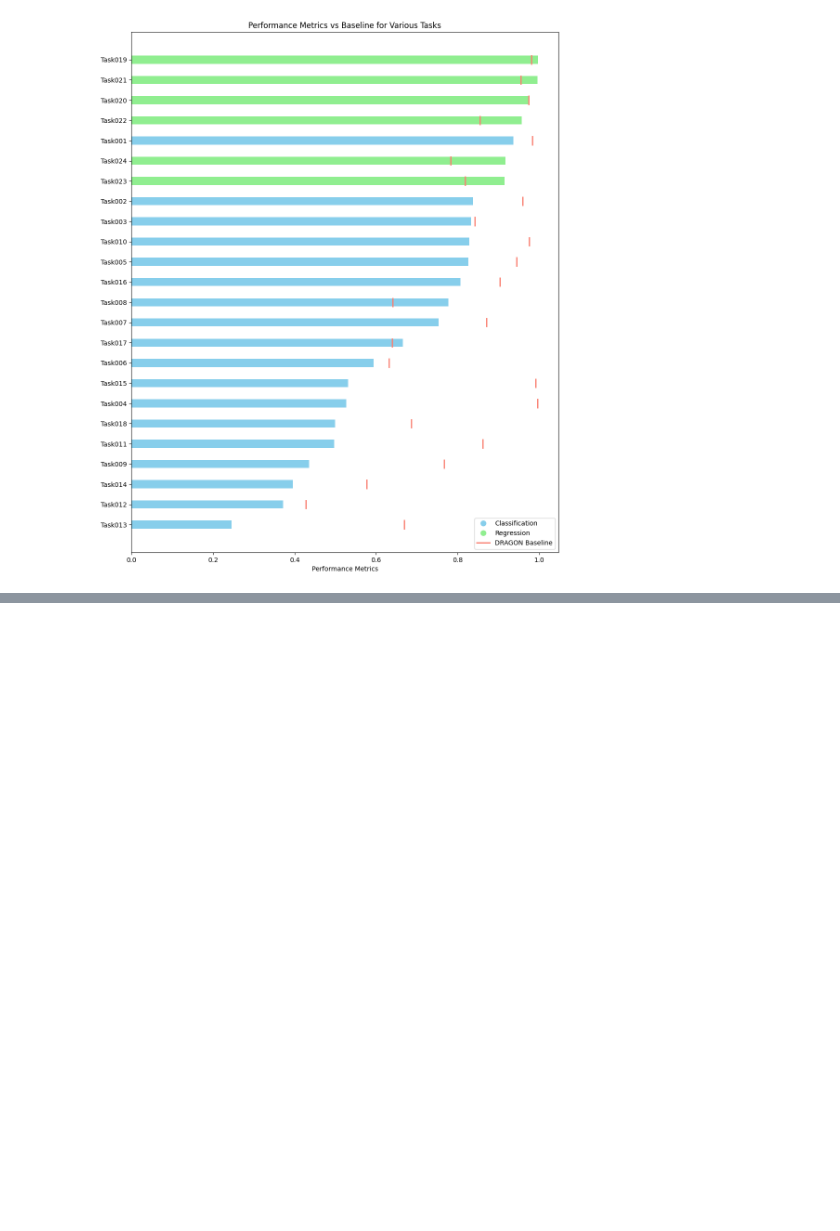
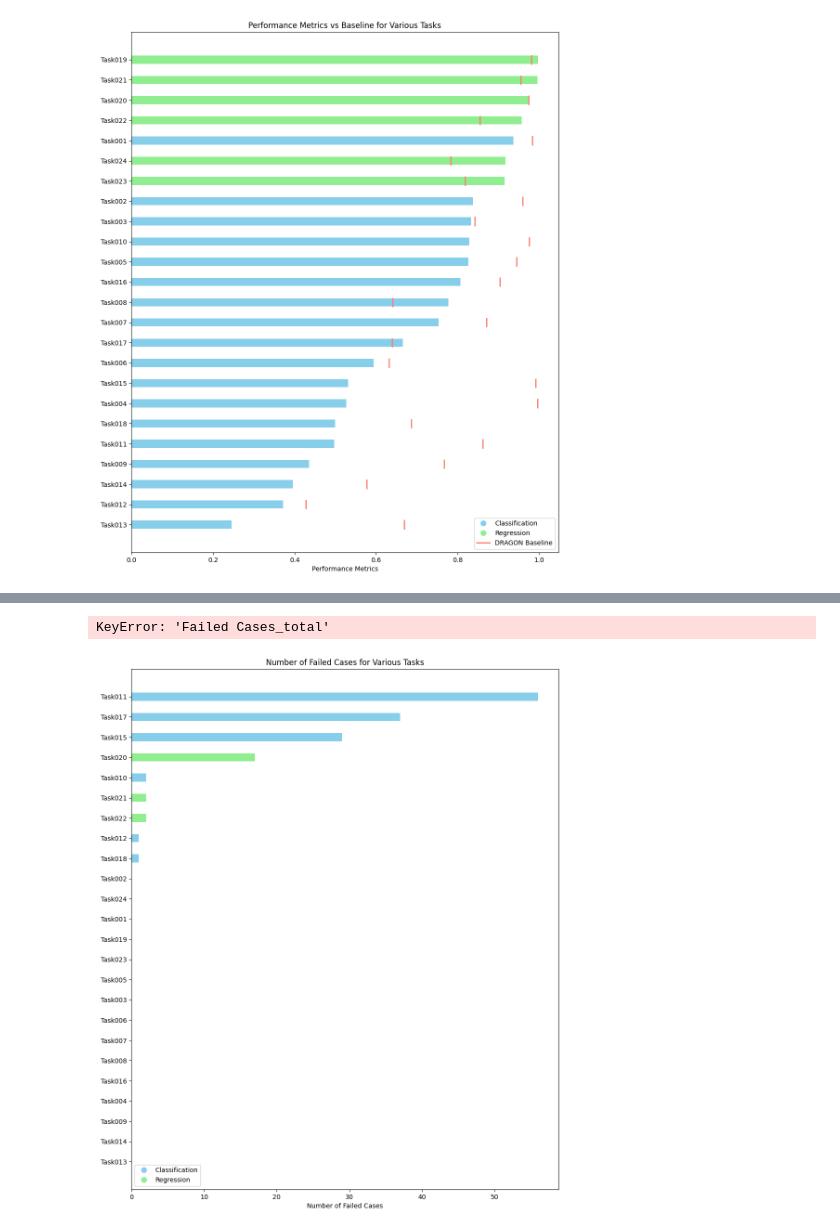
Before and after one commit to DIAGNijmegen/llm_extractinator, a Jupyter notebook: data_extractor/post_processing/plot_results.ipynb, the cells around one changed output, grey strips where cells are left out. Saved outputs shown, nothing was run; the diff lists cells and outputs as text; code cells hidden in the pictures; blank space fills up the shorter version.

Commit message:
fixed tasks

```diff
--- a/data_extractor/post_processing/plot_results.ipynb
+++ b/data_extractor/post_processing/plot_results.ipynb
@@ -67,0 +128,42 @@ plt.show()
+# %%
+# Sort each task based on the number of failed cases percentage of all cases and print
+failed_cases_df = pd.DataFrame(list(failed_cases_dict.items()), columns=['Task', 'Failed Cases'])
+failed_cases_df['TaskID'] = failed_cases_df['Task'].apply(lambda x: x.split('_')[0])  # Extracts 'TaskXXX'
+failed_cases_df = failed_cases_df.sort_values(by='Failed Cases', ascending=False).reset_index(drop=True)
+failed_cases_df['Failed Cases Percentage'] = failed_cases_df['Failed Cases'] / failed_cases_df['Failed Cases_total'] * 100
+print(failed_cases_df)
+# %% [output]
+KeyError: 'Failed Cases_total'
+# %%
+# Sort the DataFrame by the number of failed cases in descending order
+df_sorted = df.copy()  # Make a copy to avoid changing the original DataFrame
+df_sorted['FailedCases'] = df_sorted['TaskID'].map(failed_cases_dict)  # Map failed cases to a new column
+df_sorted = df_sorted.sort_values(by='FailedCases', ascending=False).reset_index(drop=True)
+
+# Update the plotting code to use the sorted DataFrame
+plt.figure(figsize=(10, 0.5 * len(df_sorted)))  # Adjust height based on the sorted DataFrame
+
+y = range(len(df_sorted))
+
+# Horizontal bars for actual performance
+for idx, row in df_sorted.iterrows():
+    plt.barh(y=idx, width=failed_cases_dict[row['TaskID']], height=0.4, color=colors[row['Category']], label='_nolegend_')
+
+# Reverse the y-axis to show best performance at the top
+plt.gca().invert_yaxis()
+
+# Customize plot labels and legend
+plt.yticks(ticks=y, labels=df_sorted['TaskID'])
+plt.xlabel("Number of Failed Cases")
+plt.title("Number of Failed Cases for Various Tasks")
+
+# Custom legend for categories
+clf_patch = plt.Line2D([0], [0], marker='o', color='w', label='Classification', markerfacecolor='skyblue', markersize=10)
+reg_patch = plt.Line2D([0], [0], marker='o', color='w', label='Regression', markerfacecolor='lightgreen', markersize=10)
+plt.legend(handles=[clf_patch, reg_patch])
+
+# Apply tight layout with minimal padding
+plt.tight_layout(pad=0.5)
+plt.show()
+# %% [output]
+[figure, added]
```
Also changed, not shown: parts of 1 cell of this notebook, 5 other files.
